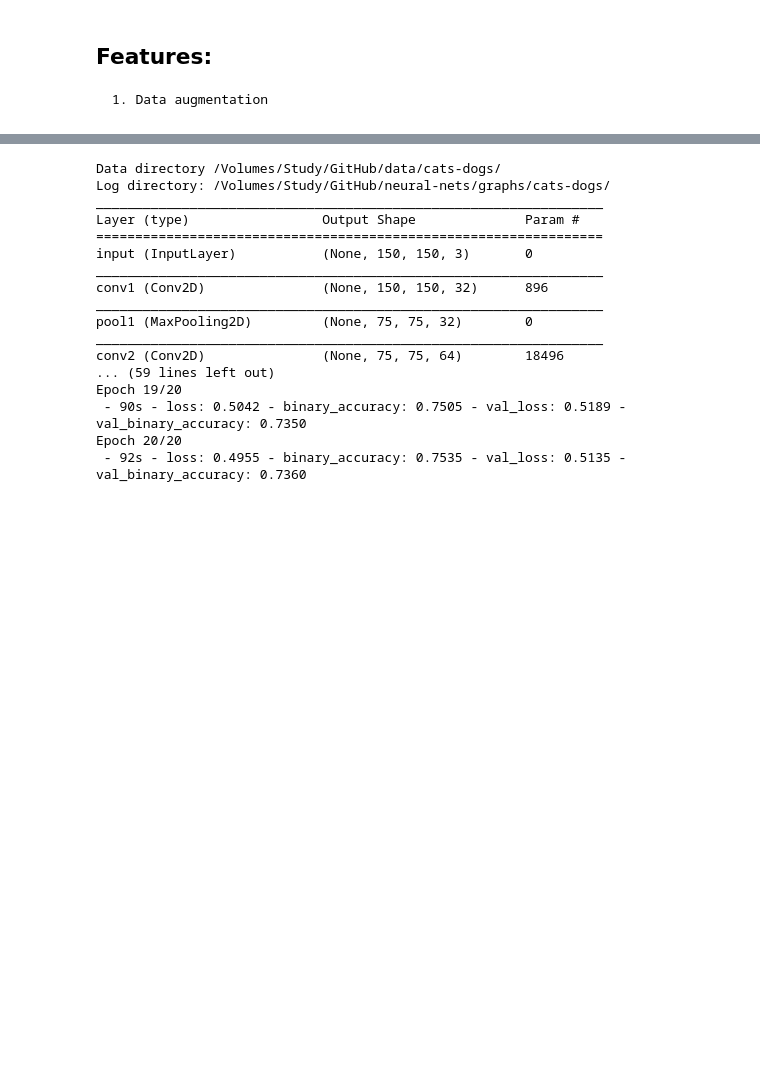
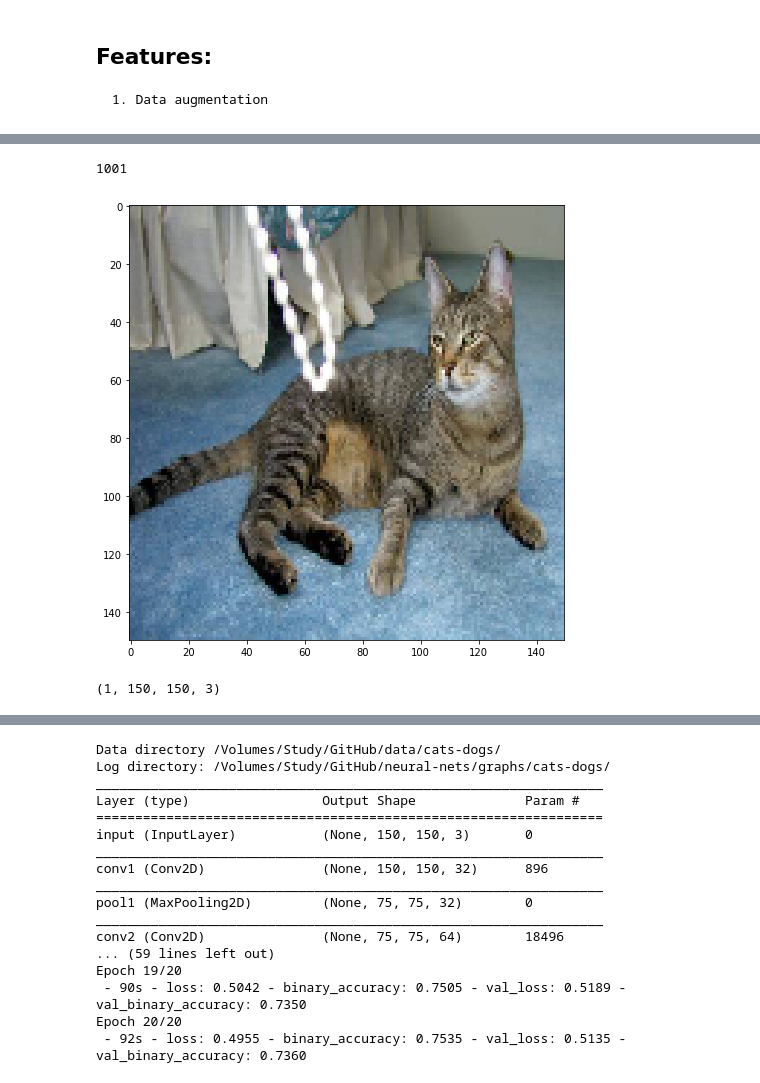
Before and after one commit to mkumar73/neural-nets, a Jupyter notebook: 25.cats_and_dogs_v2.ipynb, the cells around one changed output, grey strips where cells are left out. Saved outputs shown, nothing was run; the diff lists cells and outputs as text; code cells hidden in the pictures; blank space fills up the shorter version.

Commit message:
data augmentation check

```diff
--- a/25.cats_and_dogs_v2.ipynb
+++ b/25.cats_and_dogs_v2.ipynb
@@ -20,0 +31,23 @@ Using TensorFlow backend.
+# %%
+DATADIR = '/Volumes/Study/GitHub/data/cats-dogs/'
+train_cat_dir = os.path.join(DATADIR + 'training/cats/')
+# %%
+image_list = [os.path.join(train_cat_dir, image) for image in os.listdir(train_cat_dir)]
+single_image = image_list[3]
+# %%
+len(image_list)
+# %% [output]
+1001
+# %%
+img = image.load_img(single_image, target_size=(150, 150))
+# %%
+plt.imshow(img)
+plt.show()
+# %% [output]
+[figure, added]
+# %%
+x = image.img_to_array(img)
+x = np.expand_dims(x, axis=0)
+x.shape
+# %% [output]
+(1, 150, 150, 3)
```
Also changed, not shown: parts of 4 cells of this notebook.
